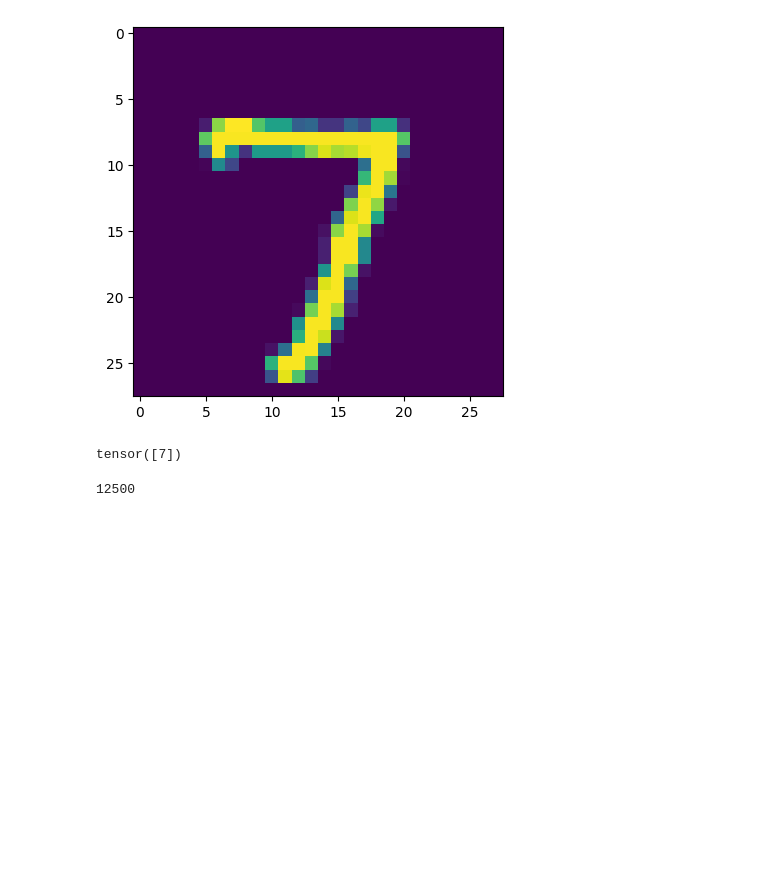
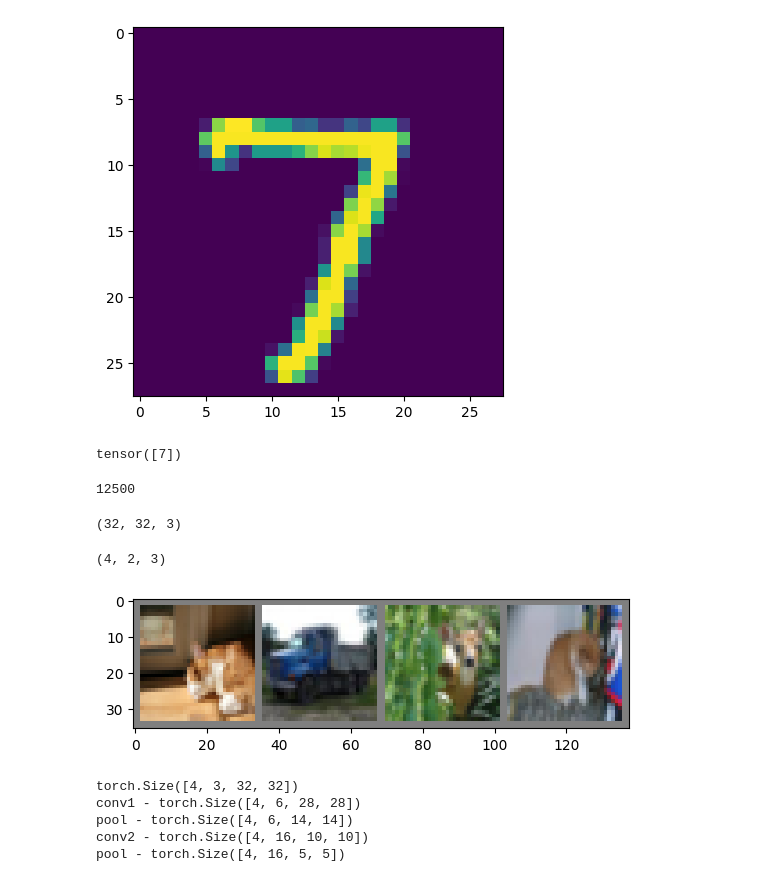
Before and after one commit to barracuda049/dl, a Jupyter notebook: sw.ipynb, the cells around one changed output. Drawn from its saved outputs; the diff is of its cells as text; code cells hidden in the pictures; blank space fills up the shorter version.

```diff
--- a/sw.ipynb
+++ b/sw.ipynb
@@ -1578,7 +1596,7 @@ test_loader = torch.utils.data.DataLoader(dataset = test_dataset, batch_size = b
 trainiter = iter(train_loader)
 example = next(trainiter)
 # %%
-examples, targets = example
+images, labels = example
 # %%
 len(train_loader)
 # %% [output]
@@ -1588,0 +1609,4 @@ classes = ('plane', 'car', 'bird', 'cat', 'deer', 'dog', 'frog', 'horse',
+# %%
+np.transpose(images_num[0]).shape
+# %% [output]
+(32, 32, 3)
@@ -1589,3 +1615,36 @@ classes = ('plane', 'car', 'bird', 'cat', 'deer', 'dog', 'frog', 'horse',
+# %%
+np.transpose(a, (2,0,1)).shape
+# %% [output]
+(4, 2, 3)
+# %%
+def imshow(img):
+    img = img/2 +0.5
+    npimg = img.numpy()
+    plt.imshow(np.transpose(npimg,(1,2,0)))
+# %%
+imshow(torchvision.utils.make_grid(images))
+# %% [output]
+[figure, added]
+# %%
+conv1 = nn.Conv2d(3,6,5)
+pool = nn.MaxPool2d(2,2)
+conv2 = nn.Conv2d(6,16,5)
+print(images.shape)
+
+x = conv1(images)
+print(f'conv1 - {x.shape}')
+x = pool(x)
+print(f'pool - {x.shape}')
+x = conv2(x)
+print(f'conv2 - {x.shape}')
+x = pool(x)
+print(f'pool - {x.shape}')
+# %% [output]
+torch.Size([4, 3, 32, 32])
+conv1 - torch.Size([4, 6, 28, 28])
+pool - torch.Size([4, 6, 14, 14])
+conv2 - torch.Size([4, 16, 10, 10])
+pool - torch.Size([4, 16, 5, 5])
 # %%
 class ConvNet(nn.Module):
     def __init__(self):
```
Also changed, not shown: parts of 14 cells of this notebook.
